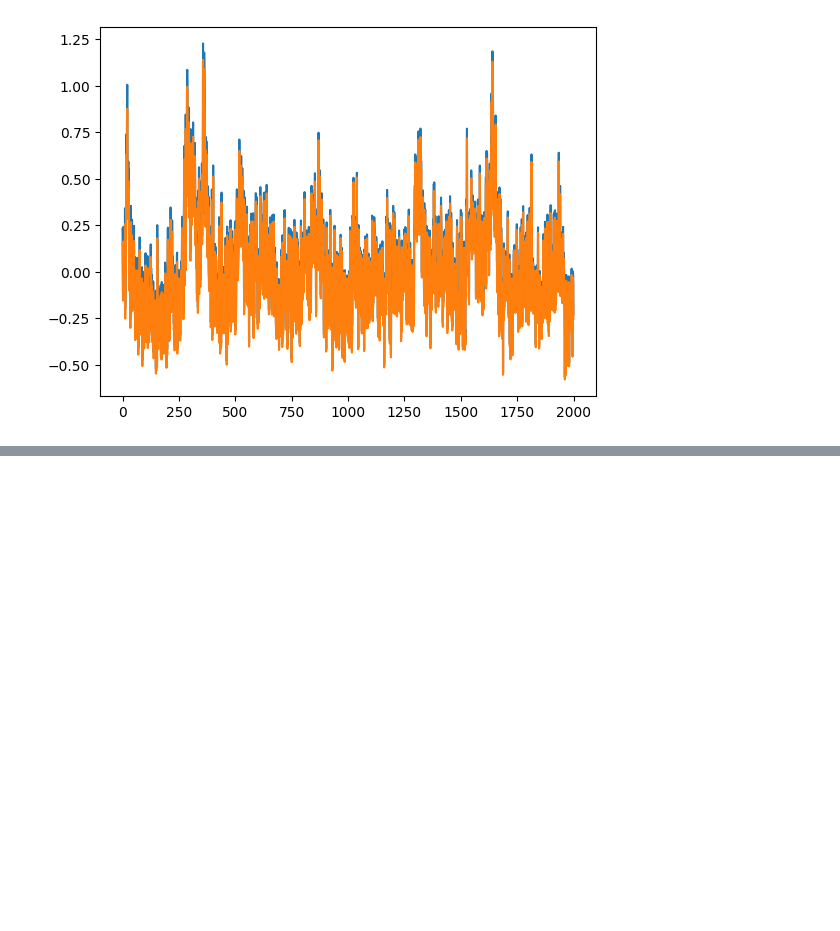
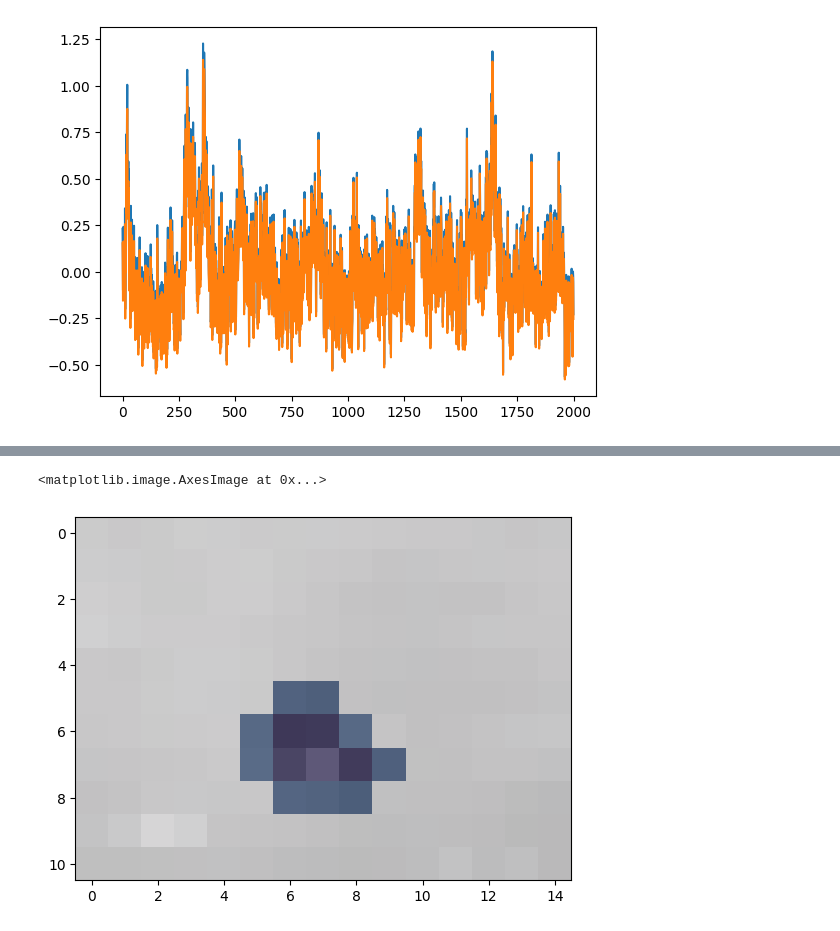
Before and after one commit to sangeethankumar/Courses, a Jupyter notebook: CalciumImaging/Draft1/04. Using the Neuropil to Get Better Cell Fluorescence Estimates.ipynb, the cells around one changed output, grey strips where cells are left out. Cells and saved outputs as stored; diff of their text form; code cells hidden in the pictures; blank space fills up the shorter version.

```diff
--- a/CalciumImaging/Draft1/04. Using the Neuropil to Get Better Cell Fluorescence Estimates.ipynb
+++ b/CalciumImaging/Draft1/04. Using the Neuropil to Get Better Cell Fluorescence Estimates.ipynb
@@ -255,0 +267,8 @@ To compute accurate fluorescence signals, you must first define the spatial regi
+# %%
+dilated_mask = dilation(cell_mask, disk(1))
+plt.imshow(mean_proj, cmap='gray')
+plt.imshow(cell_mask, cmap='Reds', alpha=0.5)
+plt.imshow(dilated_mask, cmap='Blues', alpha=0.5)
+# %% [output]
+<matplotlib.image.AxesImage at 0x...>
+[figure, added]
```
Also changed, not shown: parts of 11 cells of this notebook, 1 other file.
